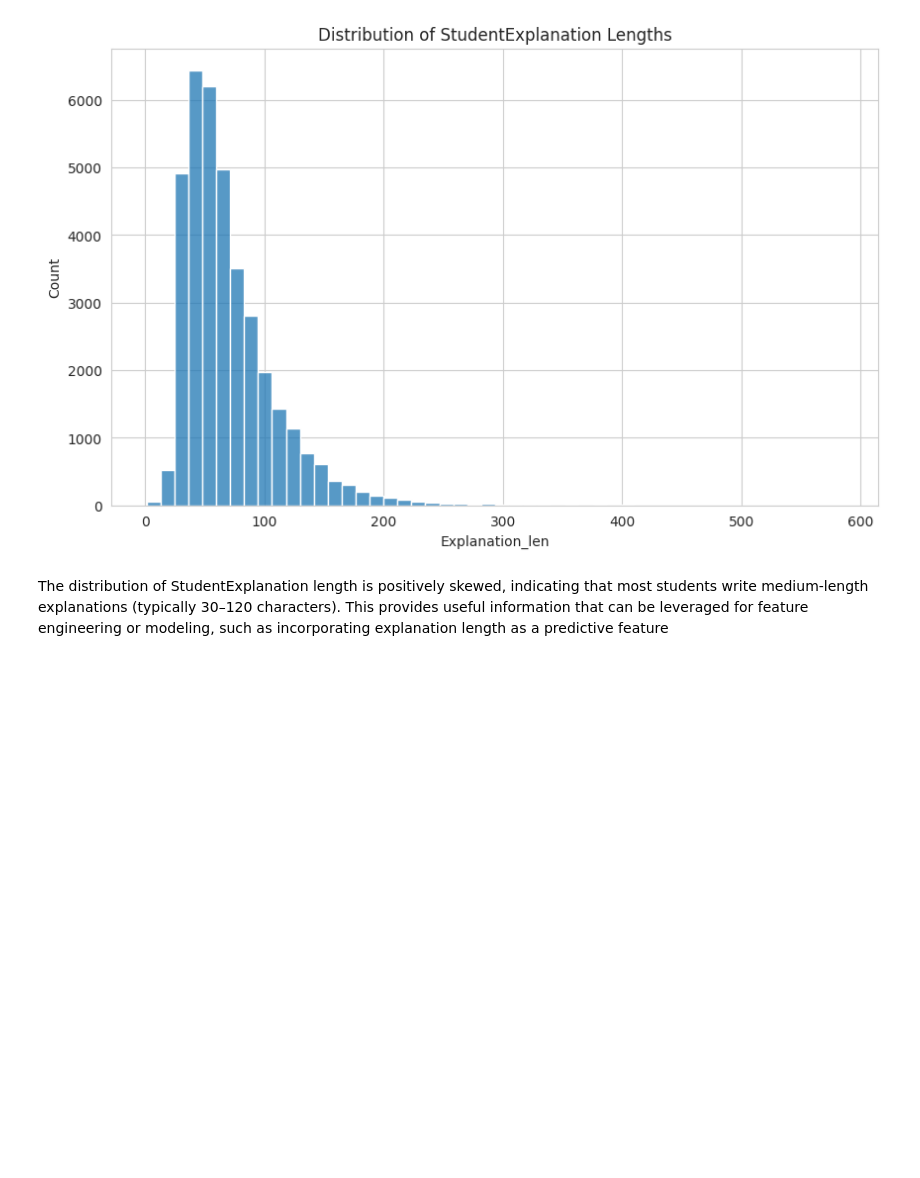
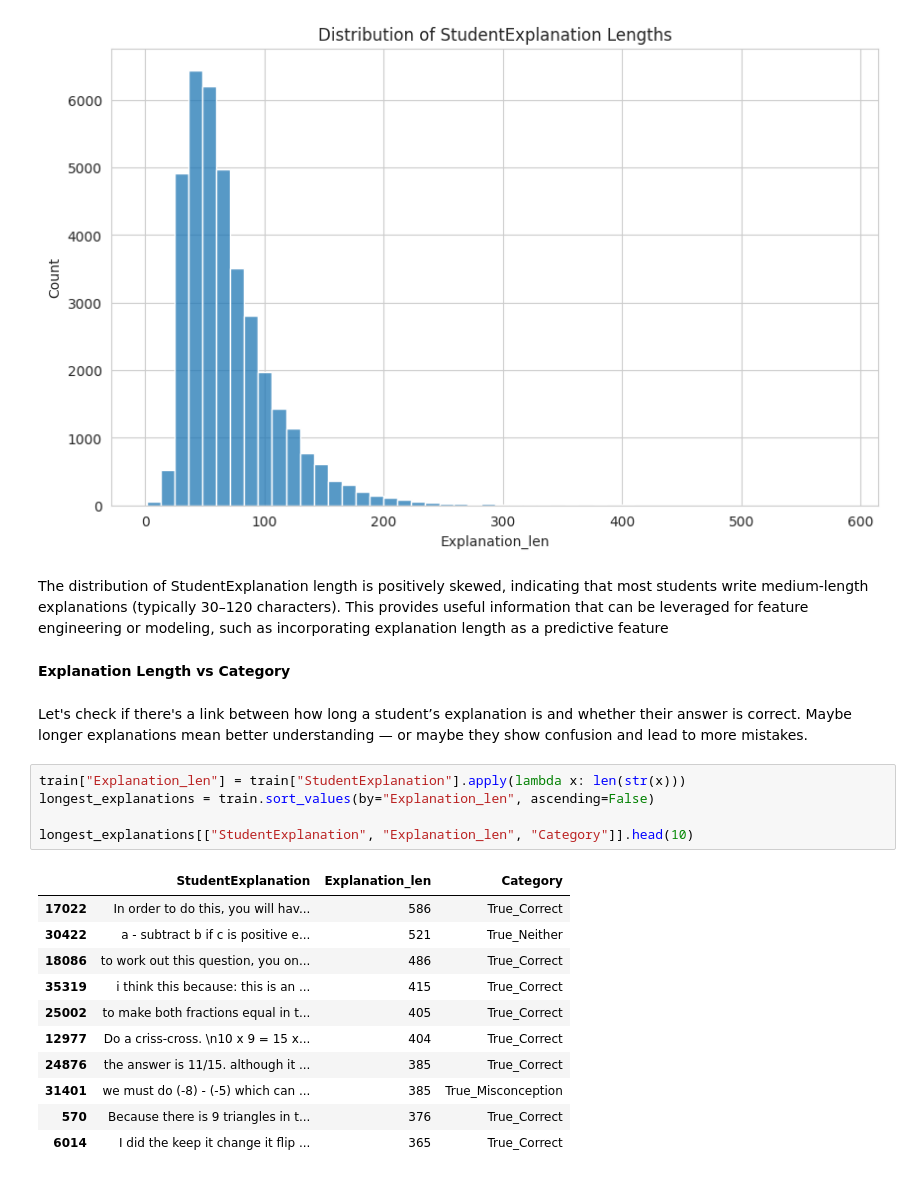
Before and after one commit to assil-barhoumi/Math_misconceptions_prediction, a Jupyter notebook: student-math-misunderstandings.ipynb, the cells around one changed output. Cells and saved outputs as stored; diff of their text form; blank space fills up the shorter version.

```diff
--- a/student-math-misunderstandings.ipynb
+++ b/student-math-misunderstandings.ipynb
@@ -266,3 +266,25 @@ plt.show()
 # %% [markdown]
 The distribution of StudentExplanation length is positively skewed, indicating that most students write medium-length explanations (typically 30–120 characters).
 This provides useful information that can be leveraged for feature engineering or modeling, such as incorporating explanation length as a predictive feature
+# %% [markdown]
+**Explanation Length vs Category**
+# %% [markdown]
+Let's check if there's a link between how long a student’s explanation is and whether their answer is correct.
+Maybe longer explanations mean better understanding — or maybe they show confusion and lead to more mistakes.
+# %%
+train["Explanation_len"] = train["StudentExplanation"].apply(lambda x: len(str(x)))
+longest_explanations = train.sort_values(by="Explanation_len", ascending=False)
+
+longest_explanations[["StudentExplanation", "Explanation_len", "Category"]].head(10)
+# %% [output]
+|  | StudentExplanation | Explanation_len | Category |
+| 17022 | In order to do this, you will hav... | 586 | True_Correct |
+| 30422 | a - subtract b if c is positive e... | 521 | True_Neither |
+| 18086 | to work out this question, you on... | 486 | True_Correct |
+| 35319 | i think this because: this is an ... | 415 | True_Correct |
+| 25002 | to make both fractions equal in t... | 405 | True_Correct |
+| 12977 | Do a criss-cross. \n10 x 9 = 15 x... | 404 | True_Correct |
+| 24876 | the answer is 11/15. although it ... | 385 | True_Correct |
+| 31401 | we must do (-8) - (-5) which can ... | 385 | True_Misconception |
+| 570 | Because there is 9 triangles in t... | 376 | True_Correct |
+| 6014 | I did the keep it change it flip ... | 365 | True_Correct |
```
Also changed, not shown: parts of 10 cells of this notebook.
